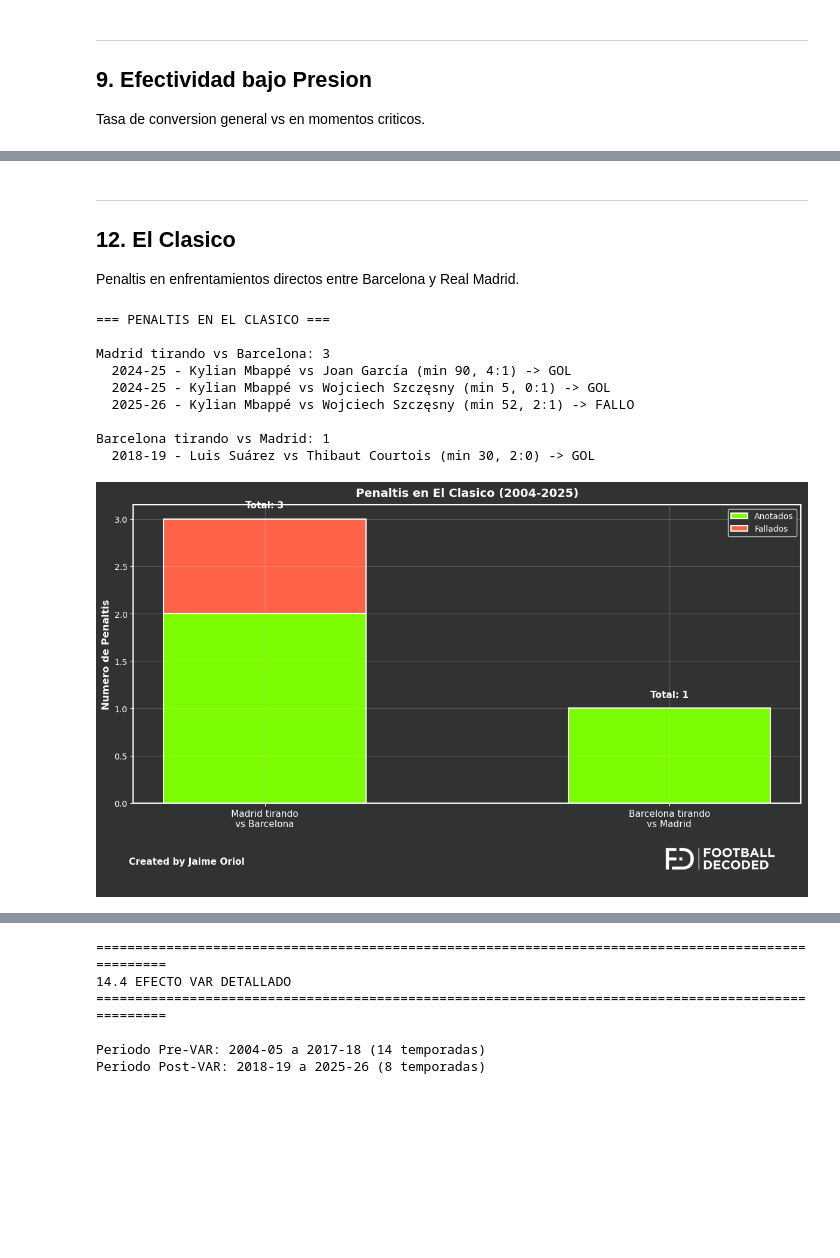
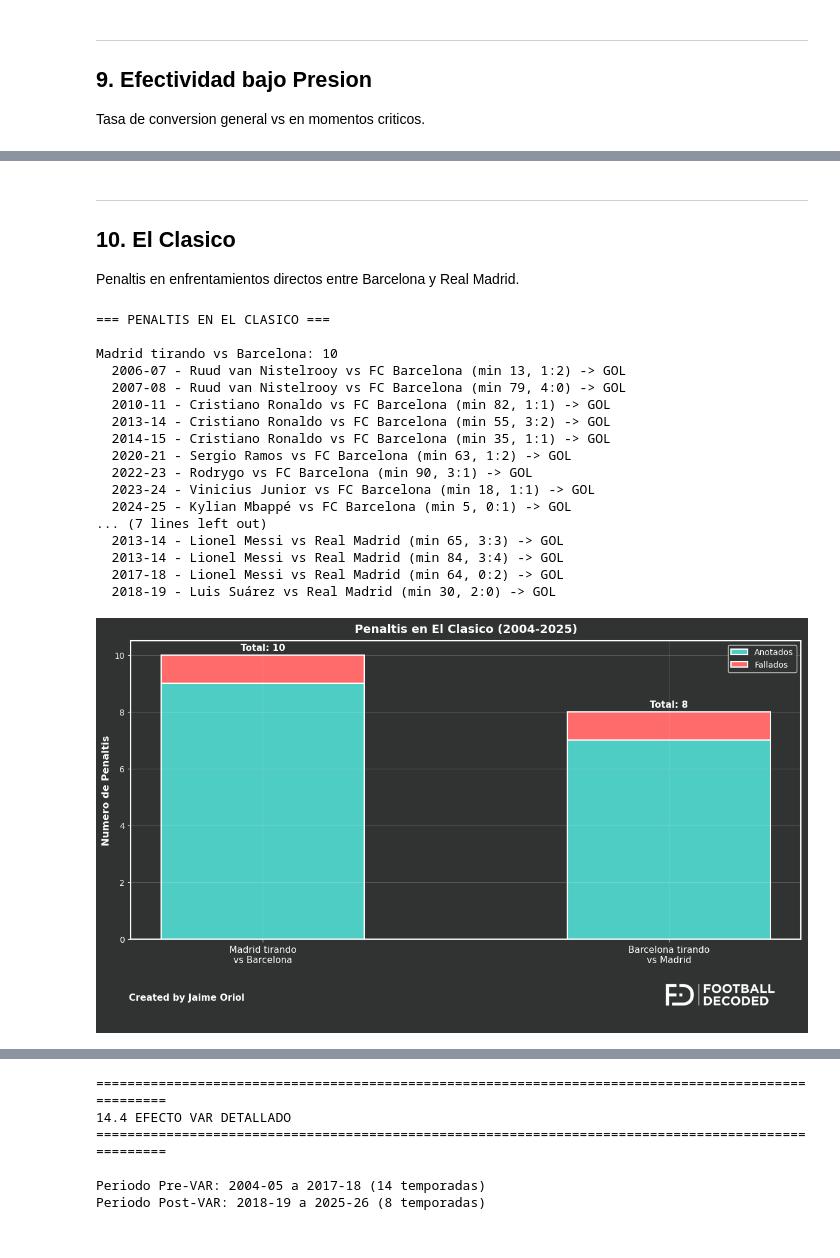
Before and after one commit to jaime-oriol/footballdecoded, a Jupyter notebook: blog/notebooks/barca_vs_madrid_penalties.ipynb, the cells around one changed output, grey strips where cells are left out. Saved outputs shown, nothing was run; the diff lists cells and outputs as text; code cells hidden in the pictures; blank space fills up the shorter version.

```diff
--- a/blog/notebooks/barca_vs_madrid_penalties.ipynb
+++ b/blog/notebooks/barca_vs_madrid_penalties.ipynb
@@ -601,10 +661,12 @@ ax.legend(loc='upper left', facecolor=BACKGROUND_COLOR, edgecolor='white')
 # Add labels
 for i, (nc, c) in enumerate([(barca_non_critical, barca_critical), (madrid_non_critical, madrid_critical)]):
     total = nc + c
-    ax.text(i, nc/2, f'{nc}\n({nc/total*100:.1f}%)', ha='center', va='center',
-           color='black', fontweight='bold', fontsize=10)
-    ax.text(i, nc + c/2, f'{c}\n({c/total*100:.1f}%)', ha='center', va='center',
-           color='white', fontweight='bold', fontsize=10)
+    # No críticos: texto negro dentro de la barra turquesa
+    ax.text(i, nc/2, f'{nc}\n({nc/total*100:.0f}%)', ha='center', va='center',
+           color='black', fontweight='bold', fontsize=12)
+    # Críticos: texto ENCIMA de la barra (porque es muy pequeña)
+    ax.text(i, total + 2, f'{c} ({c/total*100:.0f}%)', ha='center', va='bottom',
+           color='#FF6B6B', fontweight='bold', fontsize=11)
 
 plt.tight_layout()
 add_footer(fig)
@@ -902,13 +830,13 @@ Nota: Solo se muestran equipos de LaLiga con keeper_team identificado
 # %% [markdown]
 ---
-## 12. El Clasico
+## 10. El Clasico
 Penaltis en enfrentamientos directos entre Barcelona y Real Madrid.
 # %%
-# El Clasico penalties (where keeper_team is the rival)
+# El Clasico penalties (rival is home_team or away_team)
 clasico_madrid = df_detail[(df_detail['player_team'] == MADRID) &
-                           (df_detail['keeper_team'] == BARCA)].copy()
+                           ((df_detail['home_team'] == BARCA) | (df_detail['away_team'] == BARCA))].copy()
 clasico_barca = df_detail[(df_detail['player_team'] == BARCA) &
-                          (df_detail['keeper_team'] == MADRID)].copy()
+                          ((df_detail['home_team'] == MADRID) | (df_detail['away_team'] == MADRID))].copy()
 
 # Combine for timeline
 clasico_all = pd.concat([clasico_madrid, clasico_barca])
@@ -919,13 +847,13 @@ print(f"\nMadrid tirando vs Barcelona: {len(clasico_madrid)}")
 if len(clasico_madrid) > 0:
     for _, row in clasico_madrid.iterrows():
         result = 'GOL' if row['scored'] else 'FALLO'
-        print(f"  {row['season']} - {row['player']} vs {row['keeper']} (min {int(row['minute'])}, {row['score_at_penalty']}) -> {result}")
+        print(f"  {row['season']} - {row['player']} vs {row['away_team'] if row['is_home'] else row['home_team']} (min {int(row['minute'])}, {row['score_at_penalty']}) -> {result}")
 
 print(f"\nBarcelona tirando vs Madrid: {len(clasico_barca)}")
 if len(clasico_barca) > 0:
     for _, row in clasico_barca.iterrows():
         result = 'GOL' if row['scored'] else 'FALLO'
-        print(f"  {row['season']} - {row['player']} vs {row['keeper']} (min {int(row['minute'])}, {row['score_at_penalty']}) -> {result}")
+        print(f"  {row['season']} - {row['player']} vs {row['away_team'] if row['is_home'] else row['home_team']} (min {int(row['minute'])}, {row['score_at_penalty']}) -> {result}")
 
 # Create visual summary
 if len(clasico_all) > 0:
@@ -936,39 +864,47 @@ if len(clasico_all) > 0:
     x = [0, 1]
     heights = [len(clasico_madrid), len(clasico_barca)]
     scored = [clasico_madrid['scored'].sum(), clasico_barca['scored'].sum()]
     missed = [len(clasico_madrid) - clasico_madrid['scored'].sum(),
               len(clasico_barca) - clasico_barca['scored'].sum()]
 
     bars1 = ax.bar(x, scored, 0.5, label='Anotados', color='#4ECDC4', edgecolor='white', linewidth=1.5)
     bars2 = ax.bar(x, missed, 0.5, bottom=scored, label='Fallados', color='#FF6B6B', edgecolor='white', linewidth=1.5)
 
     ax.set_ylabel('Numero de Penaltis', fontsize=12, fontweight='bold')
     ax.set_title('Penaltis en El Clasico (2004-2025)', fontsize=14, fontweight='bold', pad=10)
     ax.set_xticks(x)
     ax.set_xticklabels(['Madrid tirando\nvs Barcelona', 'Barcelona tirando\nvs Madrid'], fontsize=11)
     ax.legend(loc='upper right', facecolor=BACKGROUND_COLOR, edgecolor='white')
 
     for i, (s, m) in enumerate(zip(scored, missed)):
         total = s + m
         if total > 0:
             ax.text(i, total + 0.1, f'Total: {int(total)}', ha='center', va='bottom',
                    color='white', fontweight='bold', fontsize=11)
 
     plt.tight_layout()
     add_footer(fig)
     fig.savefig('figures/12_el_clasico.png',
                 dpi=300, facecolor=BACKGROUND_COLOR, bbox_inches='tight')
     plt.show()
 else:
-    print("\nNo hay datos suficientes de El Clasico con keeper_team identificado.")
+    print("\nNo hay datos de El Clasico.")
 # %% [output]
 === PENALTIS EN EL CLASICO ===
 
-Madrid tirando vs Barcelona: 3
-  2024-25 - Kylian Mbappé vs Joan García (min 90, 4:1) -> GOL
-  2024-25 - Kylian Mbappé vs Wojciech Szczęsny (min 5, 0:1) -> GOL
-  2025-26 - Kylian Mbappé vs Wojciech Szczęsny (min 52, 2:1) -> FALLO
-
-Barcelona tirando vs Madrid: 1
-  2018-19 - Luis Suárez vs Thibaut Courtois (min 30, 2:0) -> GOL
+Madrid tirando vs Barcelona: 10
+  2006-07 - Ruud van Nistelrooy vs FC Barcelona (min 13, 1:2) -> GOL
+  2007-08 - Ruud van Nistelrooy vs FC Barcelona (min 79, 4:0) -> GOL
+  2010-11 - Cristiano Ronaldo vs FC Barcelona (min 82, 1:1) -> GOL
+  2013-14 - Cristiano Ronaldo vs FC Barcelona (min 55, 3:2) -> GOL
+  2014-15 - Cristiano Ronaldo vs FC Barcelona (min 35, 1:1) -> GOL
+  2020-21 - Sergio Ramos vs FC Barcelona (min 63, 1:2) -> GOL
+  2022-23 - Rodrygo vs FC Barcelona (min 90, 3:1) -> GOL
+  2023-24 - Vinicius Junior vs FC Barcelona (min 18, 1:1) -> GOL
+  2024-25 - Kylian Mbappé vs FC Barcelona (min 5, 0:1) -> GOL
+... (7 lines left out)
+  2013-14 - Lionel Messi vs Real Madrid (min 65, 3:3) -> GOL
+  2013-14 - Lionel Messi vs Real Madrid (min 84, 3:4) -> GOL
+  2017-18 - Lionel Messi vs Real Madrid (min 64, 0:2) -> GOL
+  2018-19 - Luis Suárez vs Real Madrid (min 30, 2:0) -> GOL
-[figure, old version]
+[figure, new version]
```
Also changed, not shown: parts of 23 cells of this notebook, 14 other files.
